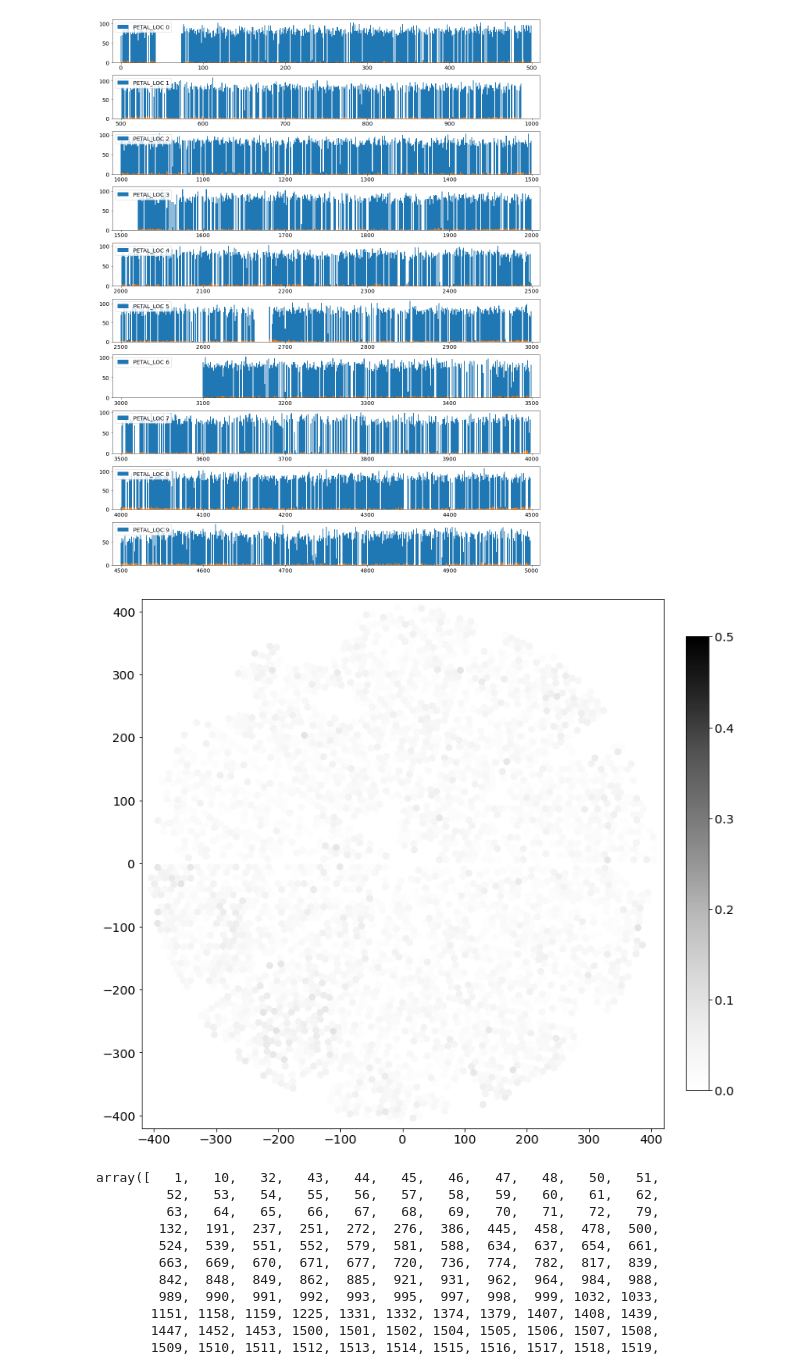
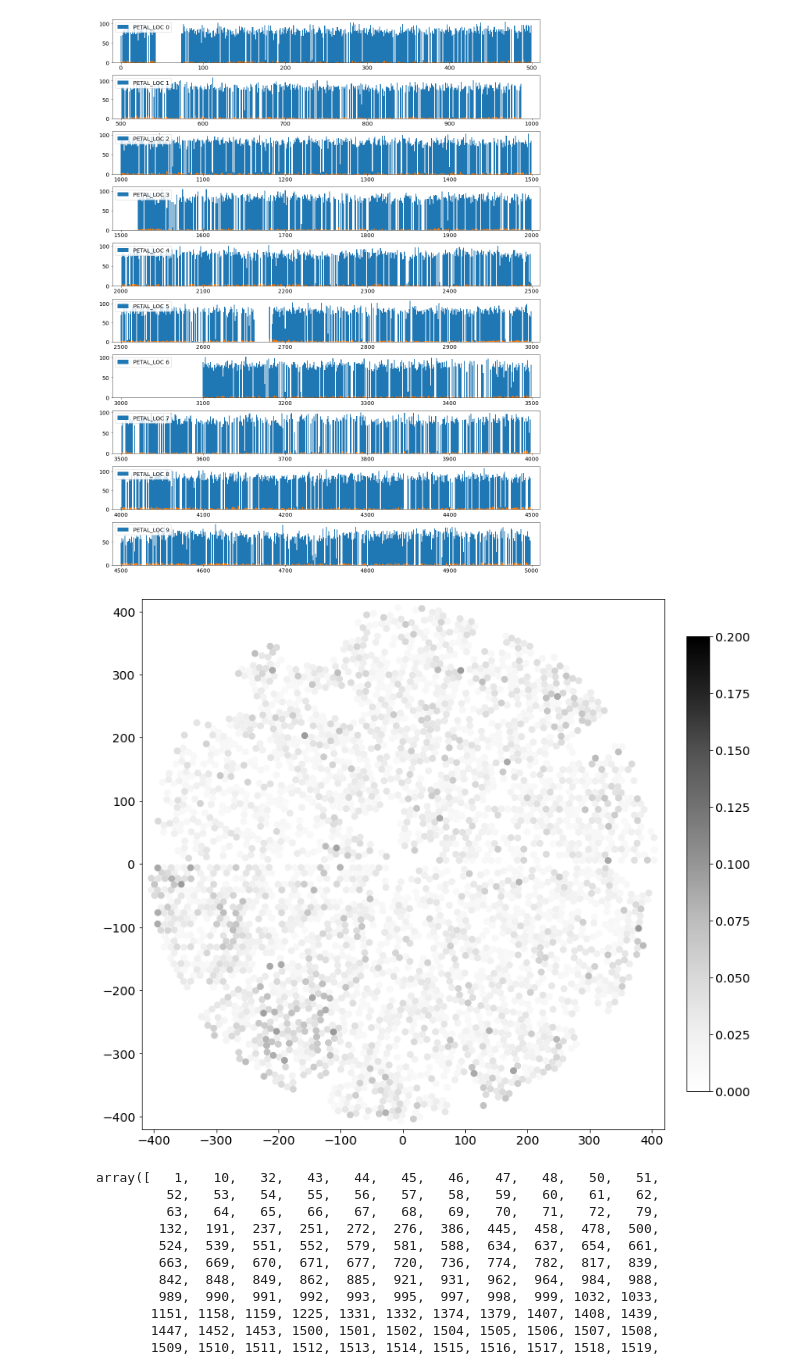
Before and after one commit to rongpu/desi-targets, a Jupyter notebook: lrg_paper/bad_fibers-everest.ipynb, the cells around one changed output. Drawn from its saved outputs; the diff is of its cells as text; code cells hidden in the pictures.

```diff
--- a/lrg_paper/bad_fibers-everest.ipynb
+++ b/lrg_paper/bad_fibers-everest.ipynb
@@ -358,16 +358,16 @@ plt.show()
 # %%
 mask = fiberstats['n_tot']>30
 mask &= (~np.in1d(fiberstats['FIBER'], bad_fibers2))
 
 plt.figure(figsize=(12, 11.5))
 plt.scatter(fiberstats['MEAN_X'][mask], fiberstats['MEAN_Y'][mask], c=fiberstats['frac_fail'][mask],
-            s=50, vmin=0, vmax=0.5, cmap='Greys')
+            s=50, vmin=0, vmax=0.2, cmap='Greys')
 plt.axis([-420, 420, -420, 420])
 plt.colorbar(fraction=0.04, pad=0.04)
 # plt.axis('off')
 plt.show()
 # %% [output]
-[figure, old version]
+[figure, new version]
 # %%
 bad_fibers2
 # %% [output]
```
Also changed, not shown: parts of 2 cells of this notebook, 23 other files.
